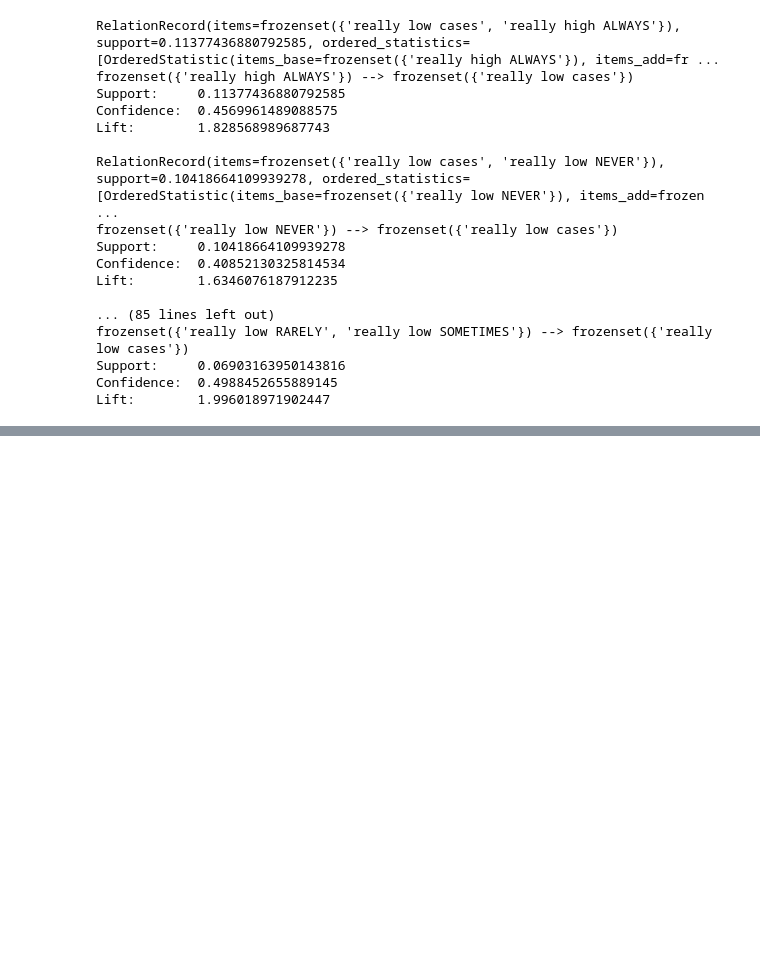
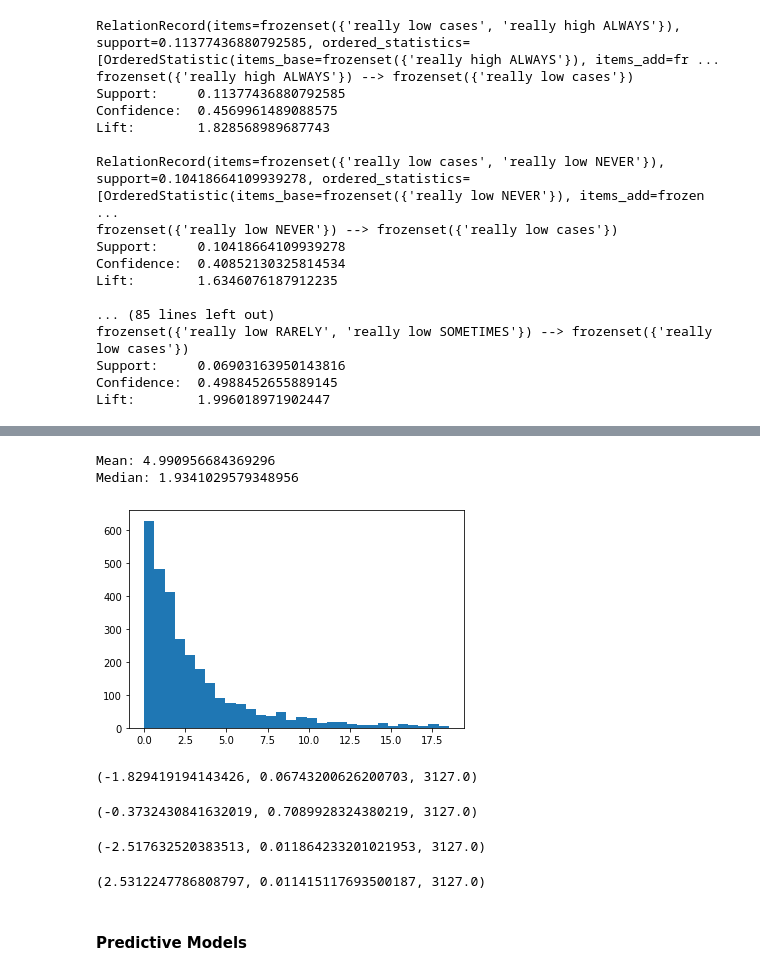
Before and after one commit to rupaltotale/CovidData, a Jupyter notebook: Covid_Spread_Analysis.ipynb, the cells around one changed output, grey strips where cells are left out. Saved outputs shown, nothing was run; the diff lists cells and outputs as text; code cells hidden in the pictures; blank space fills up the shorter version.

```diff
--- a/Covid_Spread_Analysis.ipynb
+++ b/Covid_Spread_Analysis.ipynb
@@ -1057,0 +1118,26 @@ print_rules(association_results, "really high cases")
+# %%
+x = df_all['Median_Household_Income_2019']
+visualize_series(x)
+# %% [output]
+Mean: 4.990956684369296
+Median: 1.9341029579348956
+[figure, added]
+# %%
+hypothesis_test_diff_prop(x)
+# %% [output]
+(-1.829419194143426, 0.06743200626200703, 3127.0)
+# %%
+# Similar test - should see similar results
+hypothesis_test_diff_prop(df_all['Med_HH_Income_Percent_of_State_Total_2019'])
+# %% [output]
+(-0.3732430841632019, 0.7089928324380219, 3127.0)
+# %%
+hypothesis_test_diff_prop(df_all["Percent of adults with a bachelor's degree or higher, 2015-19"])
+# %% [output]
+(-2.517632520383513, 0.011864233201021953, 3127.0)
+# %%
+hypothesis_test_diff_prop(df_all["POVALL_2019"])
+# %% [output]
+(2.5312247786808797, 0.011415117693500187, 3127.0)
+# %% [markdown]
+#### Predictive Models
```
Also changed, not shown: parts of 33 cells of this notebook.
